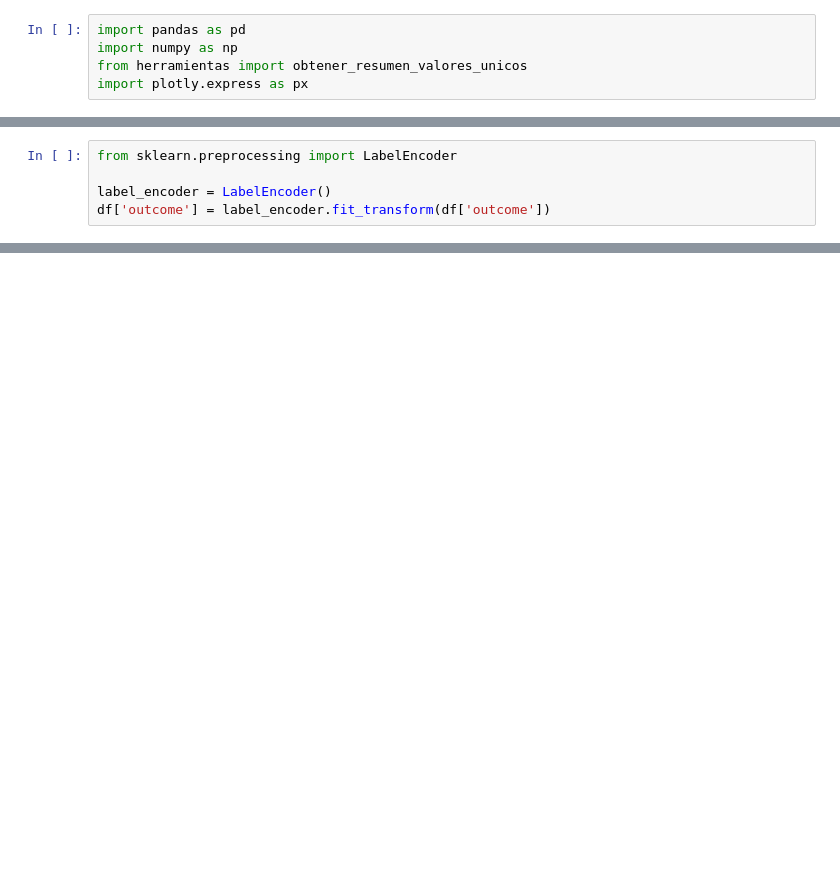
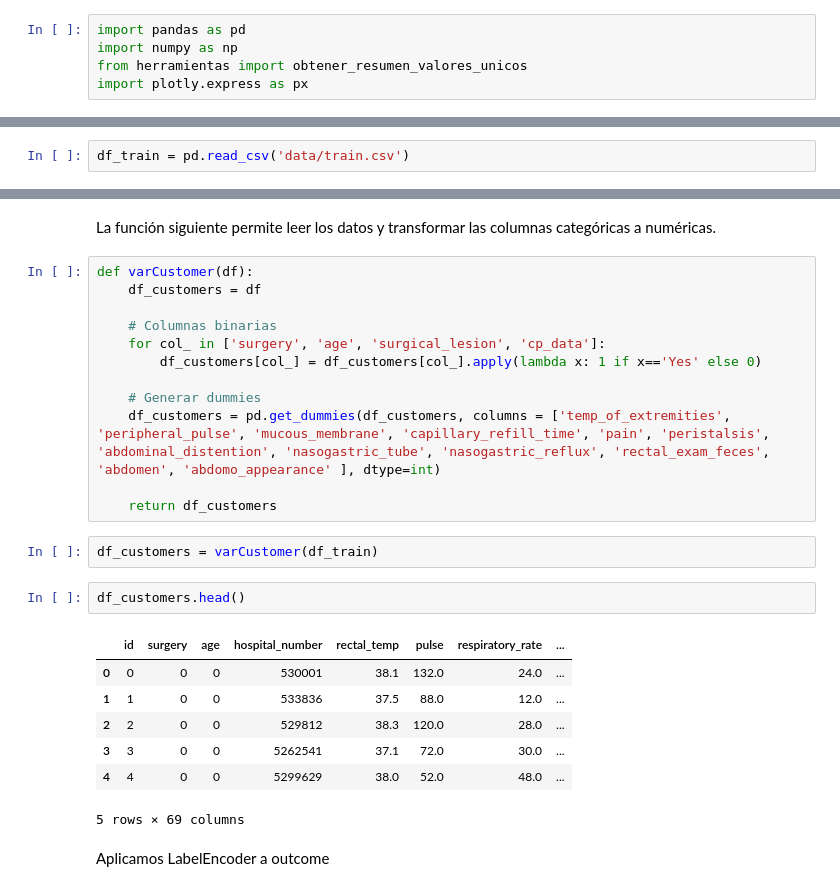
Before and after one commit to davidsosaolea/Predict_Horses, a Jupyter notebook: Notebook copy.ipynb, the cells around one changed output, grey strips where cells are left out. Drawn from its saved outputs; the diff is of its cells as text; blank space fills up the shorter version.

```diff
--- a/Notebook copy.ipynb
+++ b/Notebook copy.ipynb
@@ -92,5 +5,0 @@ obtener_resumen_valores_unicos(df)
-# %%
-from sklearn.preprocessing import LabelEncoder
-
-label_encoder = LabelEncoder()
-df['outcome'] = label_encoder.fit_transform(df['outcome'])
@@ -399,0 +10,2 @@ Standard Deviation (validación cruzada): 0.00935193803007899
+# %%
+df_train = pd.read_csv('data/train.csv')
@@ -399,0 +61,28 @@ Standard Deviation (validación cruzada): 0.00935193803007899
+# %% [markdown]
+La función siguiente permite leer los datos y transformar las columnas categóricas a numéricas.
+# %%
+def varCustomer(df):
+    df_customers = df
+
+    # Columnas binarias
+    for col_ in ['surgery', 'age', 'surgical_lesion', 'cp_data']:
+        df_customers[col_] = df_customers[col_].apply(lambda x: 1 if x=='Yes' else 0)
+
+    # Generar dummies
+    df_customers = pd.get_dummies(df_customers, columns = ['temp_of_extremities', 'peripheral_pulse', 'mucous_membrane', 'capillary_refill_time', 'pain', 'peristalsis', 'abdominal_distention', 'nasogastric_tube', 'nasogastric_reflux', 'rectal_exam_feces', 'abdomen', 'abdomo_appearance' ], dtype=int)
+
+    return df_customers
+# %%
+df_customers = varCustomer(df_train)
+# %%
+df_customers.head()
+# %% [output]
+|  | id | surgery | age | hospital_number | rectal_temp | pulse | respiratory_rate | ... |
+| 0 | 0 | 0 | 0 | 530001 | 38.1 | 132.0 | 24.0 | ... |
+| 1 | 1 | 0 | 0 | 533836 | 37.5 | 88.0 | 12.0 | ... |
+| 2 | 2 | 0 | 0 | 529812 | 38.3 | 120.0 | 28.0 | ... |
+| 3 | 3 | 0 | 0 | 5262541 | 37.1 | 72.0 | 30.0 | ... |
+| 4 | 4 | 0 | 0 | 5299629 | 38.0 | 52.0 | 48.0 | ... |
+5 rows × 69 columns
+# %% [markdown]
+Aplicamos LabelEncoder a outcome
```
Also changed, not shown: parts of 56 cells of this notebook, 2 other files.
